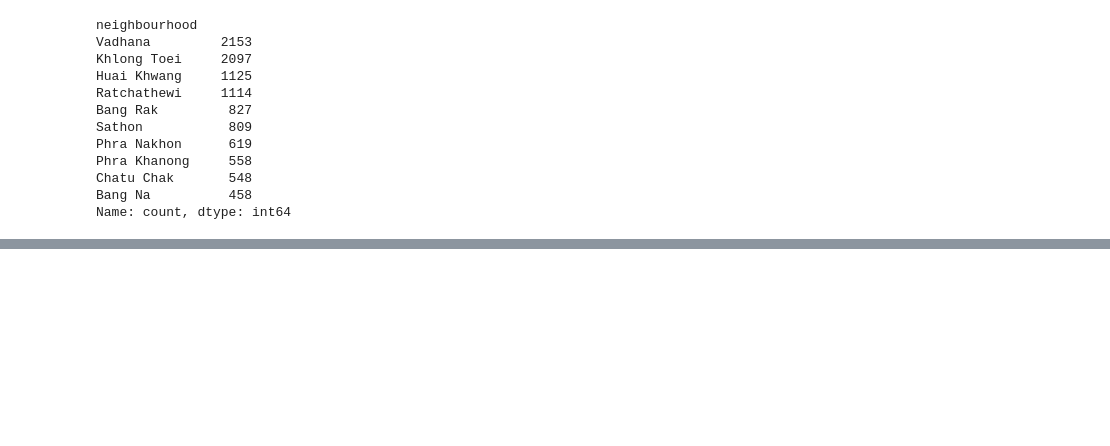
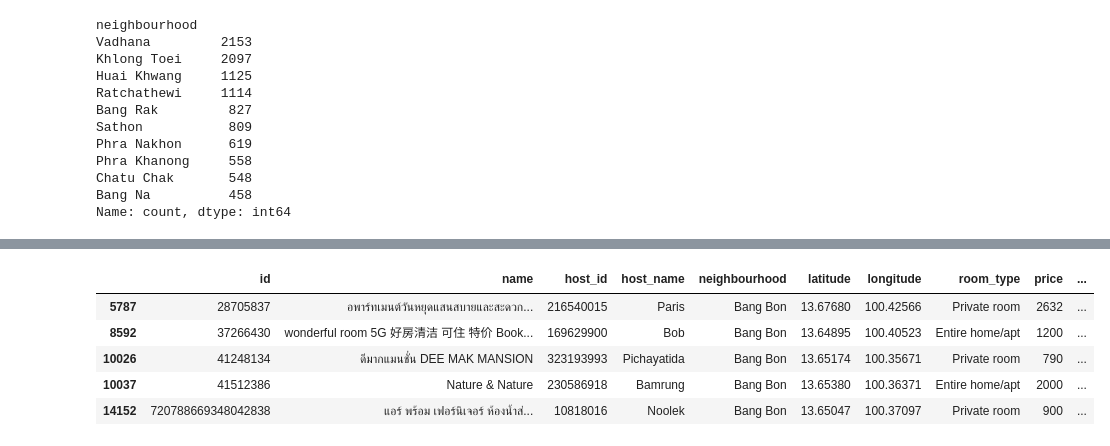
Before and after one commit to nabhanibrhm/learning, a Jupyter notebook: capstone_2/script/capstone_2_new.ipynb, the cells around one changed output, grey strips where cells are left out. Cells and saved outputs as stored; diff of their text form; code cells hidden in the pictures; blank space fills up the shorter version.

```diff
--- a/capstone_2/script/capstone_2_new.ipynb
+++ b/capstone_2/script/capstone_2_new.ipynb
@@ -237,0 +222,3 @@ Error:
+# %%
+df2 = pd.read_csv(r'D:\Purwadhika\belajar aja\learning\capstone_2\script\AirBnBBangkok_clean.csv')
+df2.head()
@@ -237,0 +232,19 @@ Error:
+# %%
+column_to_filter = 'neighbourhood'
+value_to_filter = 'Bang Bon'
+
+# Create a boolean mask for rows where the specified column has the specified value
+mask = df2[column_to_filter] == value_to_filter
+
+# Apply the mask to filter the DataFrame
+filtered_df = df2[mask]
+
+# Display the filtered DataFrame
+filtered_df
+# %% [output]
+|  | id | name | host_id | host_name | neighbourhood | latitude | longitude | room_type | price | ... |
+| 5787 | 28705837 | อพาร์ทเมนต์วันหยุดแสนสบายและสะดวก... | 216540015 | Paris | Bang Bon | 13.67680 | 100.42566 | Private room | 2632 | ... |
+| 8592 | 37266430 | wonderful room 5G 好房清洁 可住 特价 Book... | 169629900 | Bob | Bang Bon | 13.64895 | 100.40523 | Entire home/apt | 1200 | ... |
+| 10026 | 41248134 | ดีมากแมนชั่น DEE MAK MANSION | 323193993 | Pichayatida | Bang Bon | 13.65174 | 100.35671 | Private room | 790 | ... |
+| 10037 | 41512386 | Nature & Nature | 230586918 | Bamrung | Bang Bon | 13.65380 | 100.36371 | Entire home/apt | 2000 | ... |
+| 14152 | 720788669348042838 | แอร์ พร้อม เฟอร์นิเจอร์ ห้องน้ำส่... | 10818016 | Noolek | Bang Bon | 13.65047 | 100.37097 | Private room | 900 | ... |
```
Also changed, not shown: parts of 8 cells of this notebook.
